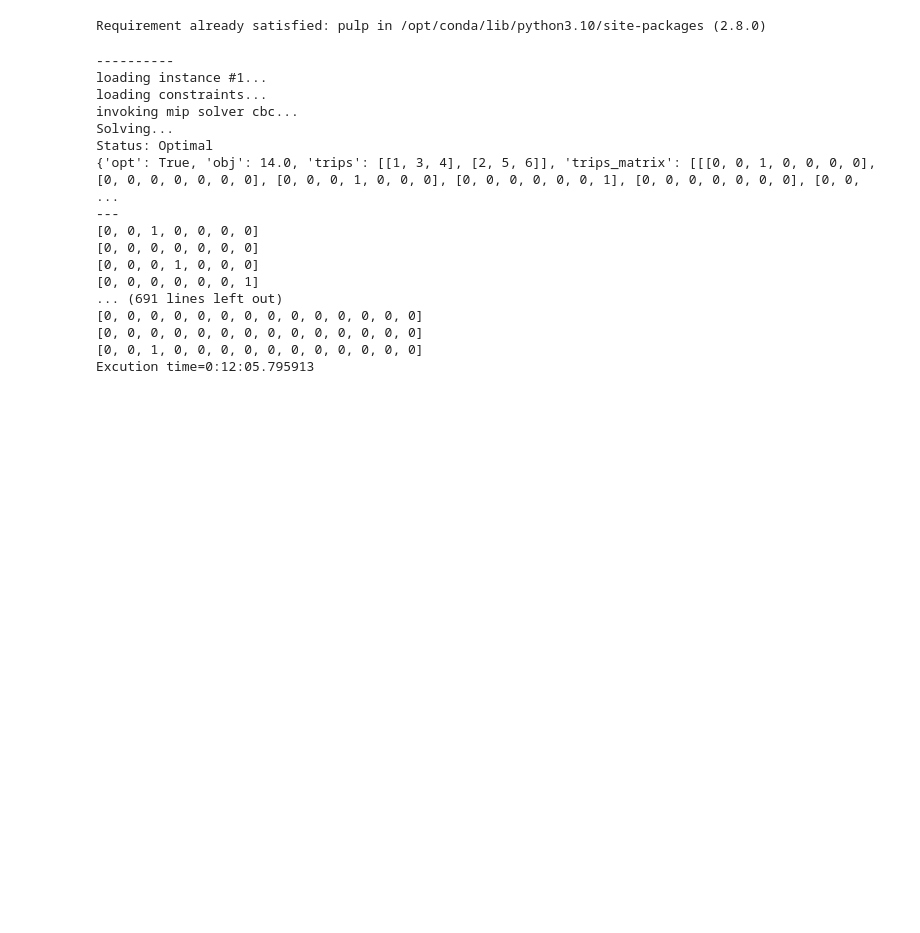
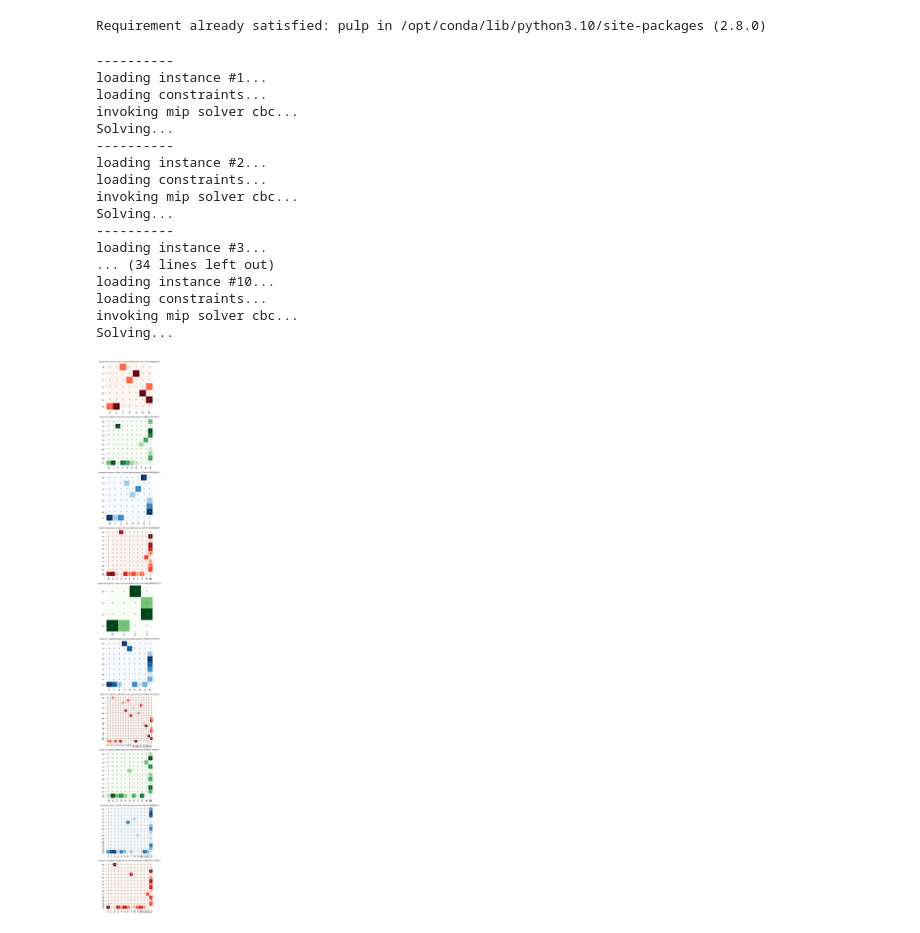
Before and after one commit to mrsalty/notebooks, a Jupyter notebook: vehicle-router-problem-with-mip.ipynb, the cells around one changed output. Saved outputs shown, nothing was run; the diff lists cells and outputs as text; code cells hidden in the pictures; blank space fills up the shorter version.

```diff
--- a/vehicle-router-problem-with-mip.ipynb
+++ b/vehicle-router-problem-with-mip.ipynb
@@ -327,10 +321,9 @@ def run_mip_model(solver_name, inst):
     else:
         raise Exception(f'invalid solver: {solver_name}')
 
+    start_time = time.time()
     prob.solve(solver)
-    #    if LpStatus[prob.status] == "Optimal":
-    #        break
-
+    elapsed_time = time.time() - start_time
     #print_sol(Trips,m,n)
 
     varsdict = {}
@@ -350,40 +343,50 @@ def run_mip_model(solver_name, inst):
 
     np.array([[[value(Trips[i][j][k]) for j in range(n+1)] for k in range(n+1)] for i in range(m)])
     results = {
-          "opt": LpStatus[prob.status] == "Optimal",
+          "couriers": m,
+          "items": n,
+          "status": LpStatus[prob.status],
           "obj": float(max_distance),
-          "trips": translate_solution(solution_matrix,n),
+          "seconds": elapsed_time,
+          "trips": to_trips(solution_matrix,n),
           "trips_matrix" : solution_matrix,
+          "single_matrix": to_single_matrix(solution_matrix),
           "solver": solver_name
       }
-    print("Status:", LpStatus[prob.status])
     return results
-# %%
-for i in range(1,10):
-  print('-'*10)
-  start_time = datetime.datetime.now()
-  res = run_mip_model('cbc',i)
-  #res = run_mip_model('highs',i)
-  end_time = datetime.datetime.now()
-  elapsed_time = end_time - start_time
-  print(res)
-  print_solution_matrix(res)
-  print(f'Excution time={str(elapsed_time) }')
-# %% [output]
-----------
-loading instance #1...
-loading constraints...
-invoking mip solver cbc...
-Solving...
-Status: Optimal
-{'opt': True, 'obj': 14.0, 'trips': [[1, 3, 4], [2, 5, 6]], 'trips_matrix': [[[0, 0, 1, 0, 0, 0, 0], [0, 0, 0, 0, 0, 0, 0], [0, 0, 0, 1, 0, 0, 0], [0, 0, 0, 0, 0, 0, 1], [0, 0, 0, 0, 0, 0, 0], [0, 0,  ...
----
-[0, 0, 1, 0, 0, 0, 0]
-[0, 0, 0, 0, 0, 0, 0]
-[0, 0, 0, 1, 0, 0, 0]
-[0, 0, 0, 0, 0, 0, 1]
-... (691 lines left out)
-[0, 0, 0, 0, 0, 0, 0, 0, 0, 0, 0, 0, 0, 0]
-[0, 0, 0, 0, 0, 0, 0, 0, 0, 0, 0, 0, 0, 0]
-[0, 0, 1, 0, 0, 0, 0, 0, 0, 0, 0, 0, 0, 0]
-Excution time=0:12:05.795913
+# %%
+import seaborn as sns
+import matplotlib.pyplot as plt
+
+instances = 10
+f,ax=plt.subplots(instances,1,figsize=(6,3*instances))
+sns.set(font_scale=0.5)
+
+for i in range(1,instances+1):
+    print('-'*10)
+    cm = ['Blues', 'Reds', 'Greens']
+    res = run_mip_model('cbc',i)
+    #res = run_mip_model('highs',i)
+    f.subplots_adjust(wspace=0.3)
+    f.tight_layout()
+    sns.heatmap(res["single_matrix"],ax=ax[i-1], cmap=cm[i%3],annot=True, cbar=False, square=True,)
+    ax[i-1].set_title(f'solution for instance={i}(obj={res["obj"]},opt={res["status"]},time={res["seconds"]}\'\')')
+# %% [output]
+----------
+loading instance #1...
+loading constraints...
+invoking mip solver cbc...
+Solving...
+----------
+loading instance #2...
+loading constraints...
+invoking mip solver cbc...
+Solving...
+----------
+loading instance #3...
+... (34 lines left out)
+loading instance #10...
+loading constraints...
+invoking mip solver cbc...
+Solving...
+[figure, added]
```
Also changed, not shown: parts of 2 cells of this notebook.
